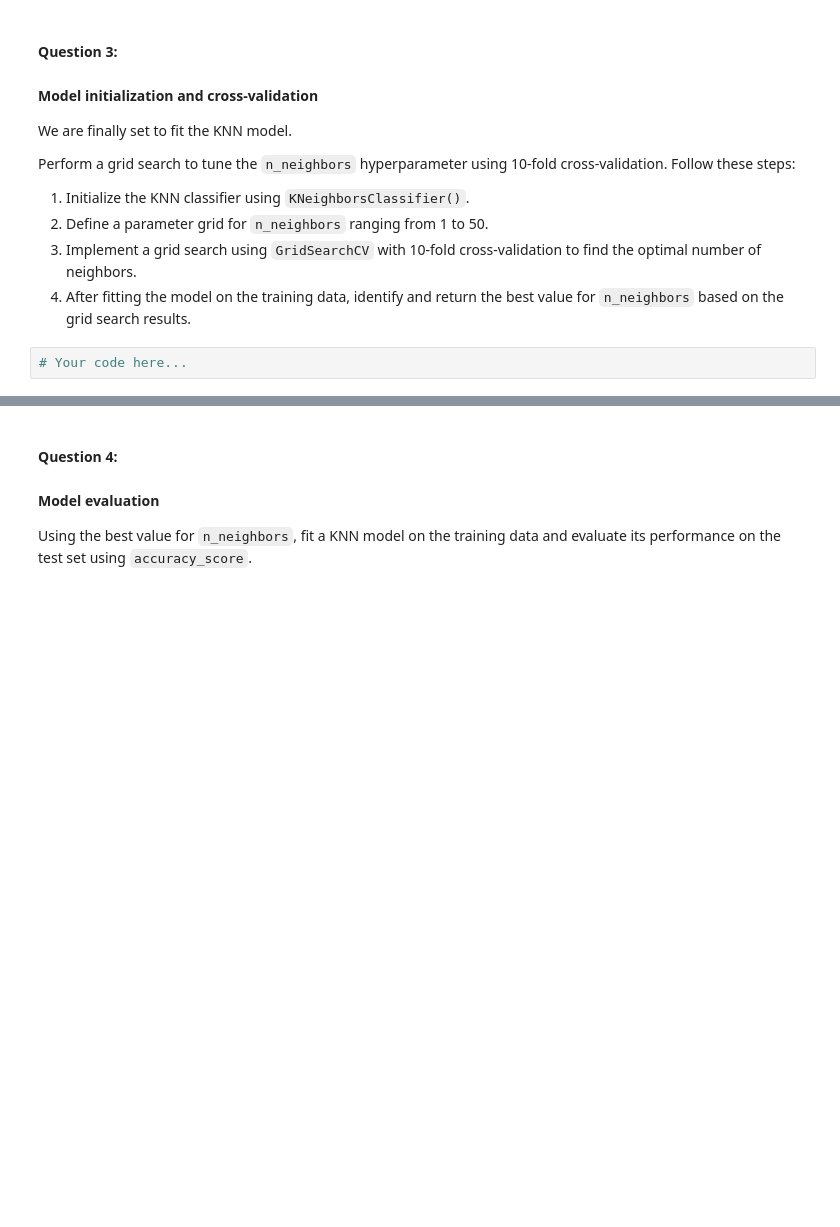
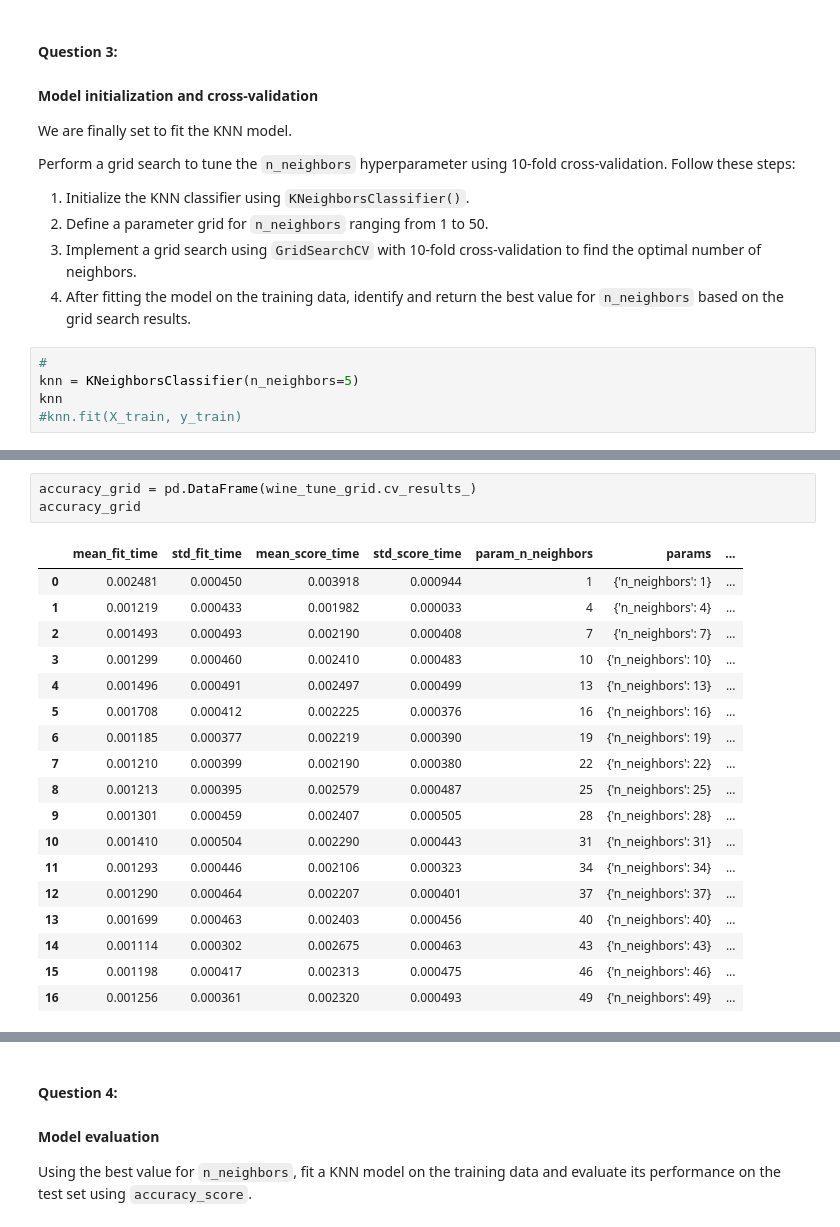
Before and after one commit to maxatrgh/LCR, a Jupyter notebook: 02_activities/assignments/assignment_1.ipynb, the cells around one changed output, grey strips where cells are left out. Cells and saved outputs as stored; diff of their text form; blank space fills up the shorter version.

```diff
--- a/02_activities/assignments/assignment_1.ipynb
+++ b/02_activities/assignments/assignment_1.ipynb
@@ -116,4 +230,7 @@ Perform a grid search to tune the `n_neighbors` hyperparameter using 10-fold cro
 3. Implement a grid search using `GridSearchCV` with 10-fold cross-validation to find the optimal number of neighbors.
 4. After fitting the model on the training data, identify and return the best value for `n_neighbors` based on the grid search results.
 # %%
-# Your code here...
+#
+knn = KNeighborsClassifier(n_neighbors=5)
+knn
+#knn.fit(X_train, y_train)
@@ -119,0 +257,22 @@ Perform a grid search to tune the `n_neighbors` hyperparameter using 10-fold cro
+# %%
+accuracy_grid = pd.DataFrame(wine_tune_grid.cv_results_)
+accuracy_grid
+# %% [output]
+|  | mean_fit_time | std_fit_time | mean_score_time | std_score_time | param_n_neighbors | params | ... |
+| 0 | 0.002481 | 0.000450 | 0.003918 | 0.000944 | 1 | {'n_neighbors': 1} | ... |
+| 1 | 0.001219 | 0.000433 | 0.001982 | 0.000033 | 4 | {'n_neighbors': 4} | ... |
+| 2 | 0.001493 | 0.000493 | 0.002190 | 0.000408 | 7 | {'n_neighbors': 7} | ... |
+| 3 | 0.001299 | 0.000460 | 0.002410 | 0.000483 | 10 | {'n_neighbors': 10} | ... |
+| 4 | 0.001496 | 0.000491 | 0.002497 | 0.000499 | 13 | {'n_neighbors': 13} | ... |
+| 5 | 0.001708 | 0.000412 | 0.002225 | 0.000376 | 16 | {'n_neighbors': 16} | ... |
+| 6 | 0.001185 | 0.000377 | 0.002219 | 0.000390 | 19 | {'n_neighbors': 19} | ... |
+| 7 | 0.001210 | 0.000399 | 0.002190 | 0.000380 | 22 | {'n_neighbors': 22} | ... |
+| 8 | 0.001213 | 0.000395 | 0.002579 | 0.000487 | 25 | {'n_neighbors': 25} | ... |
+| 9 | 0.001301 | 0.000459 | 0.002407 | 0.000505 | 28 | {'n_neighbors': 28} | ... |
+| 10 | 0.001410 | 0.000504 | 0.002290 | 0.000443 | 31 | {'n_neighbors': 31} | ... |
+| 11 | 0.001293 | 0.000446 | 0.002106 | 0.000323 | 34 | {'n_neighbors': 34} | ... |
+| 12 | 0.001290 | 0.000464 | 0.002207 | 0.000401 | 37 | {'n_neighbors': 37} | ... |
+| 13 | 0.001699 | 0.000463 | 0.002403 | 0.000456 | 40 | {'n_neighbors': 40} | ... |
+| 14 | 0.001114 | 0.000302 | 0.002675 | 0.000463 | 43 | {'n_neighbors': 43} | ... |
+| 15 | 0.001198 | 0.000417 | 0.002313 | 0.000475 | 46 | {'n_neighbors': 46} | ... |
+| 16 | 0.001256 | 0.000361 | 0.002320 | 0.000493 | 49 | {'n_neighbors': 49} | ... |
```
Also changed, not shown: parts of 21 cells of this notebook.
